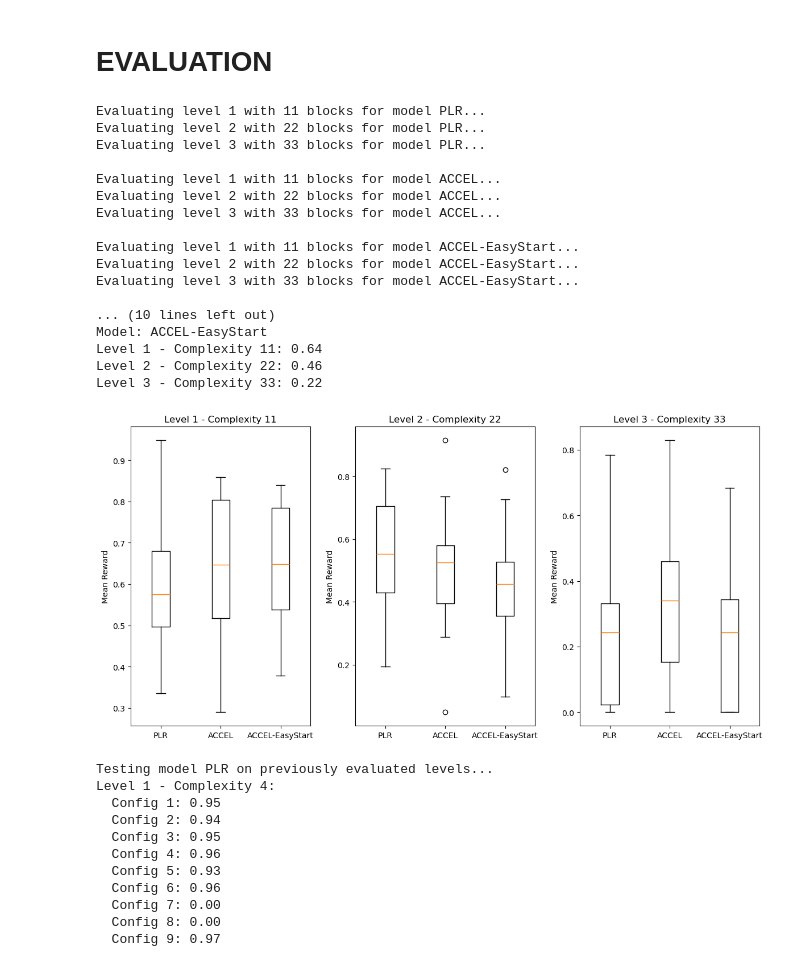
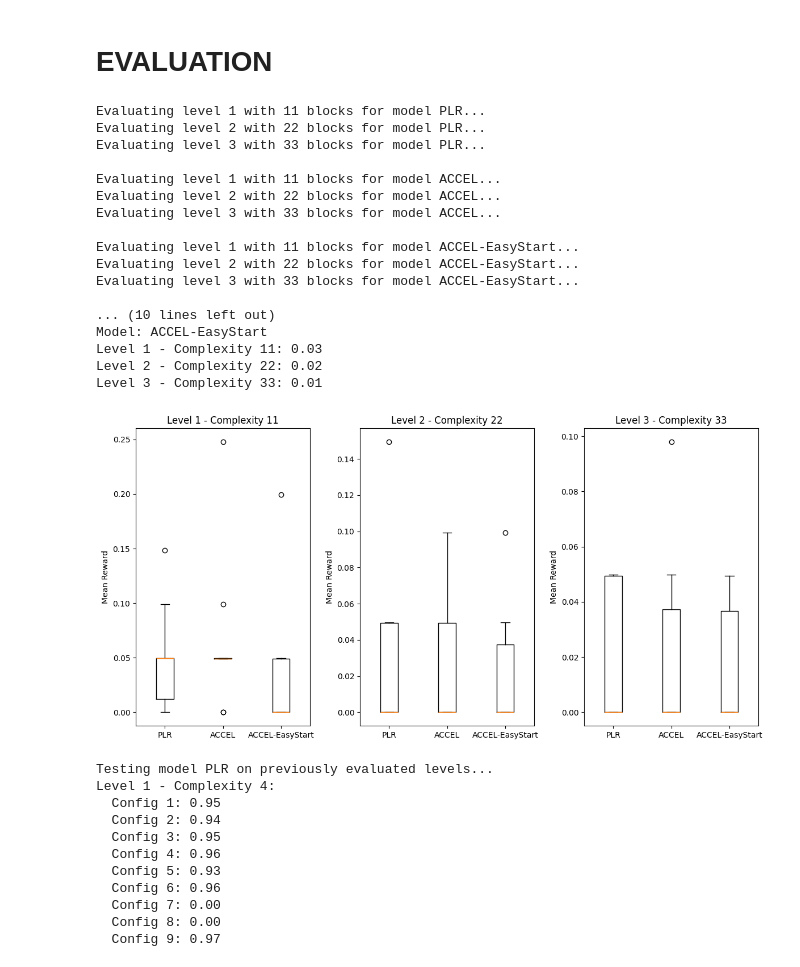
Before and after one commit to noostale/accel-adaptive-rl-env-curricula, a Jupyter notebook: accel.ipynb, the cells around one changed output. Drawn from its saved outputs; the diff is of its cells as text; code cells hidden in the pictures.

```diff
--- a/accel.ipynb
+++ b/accel.ipynb
@@ -497,20 +510,21 @@ Using device: cpu
 # %% [markdown]
 # TRAIN
 # %%
+# use pprun to profile and list by cumulative time
 config = {
         "grid_size": 11,
 
-        "total_iterations": 500,
-        "train_steps": 500,
+        "total_iterations": 100,
+        "train_steps": 1000,
 
-        "replay_prob": 0.7,           # Probability of replaying a level and editing it vs. generating a new one
-        "level_buffer_size": 128,     # Maximum number of levels to store in the buffer
-        "initial_fill_size": 64,      # Number of levels to pre-fill the buffer with
-        "regret_threshold": 0.0,      # Minimum regret threshold to consider a level for the buffer
+        "replay_prob": 0.7,            # Probability of replaying a level and editing it vs. generating a new one
+        "level_buffer_size": 64,       # Maximum number of levels to store in the buffer
+        "initial_fill_size": 4,        # Number of levels to pre-fill the buffer with
+        "regret_threshold": 0.05,      # Minimum regret threshold to consider a level for the buffer
 
-        "n_envs": 4,                  # Number of parallel environments to use for training
+        "n_envs": 4,                   # Number of parallel environments to use for training
 
-        "edit_levels": True,          # Whether to edit levels during training i.e. ACCEL or PLR
+        "edit_levels": True,           # Whether to edit levels during training i.e. ACCEL or PLR
         "easy_start": True,            # Whether to fill the buffer with easy levels first i.e. minimum number of blocks
 
         "parallel_regret": False       # Whether to use parallel GAE-based regret calculation
@@ -583,7 +647,7 @@ for model_name, model in models.items():
         r = []
         for j, cfg in enumerate(level):
             # Create vectorized environment
-            env = create_vectorized_env(cfg, n_envs=8)
+            env = create_vectorized_env(cfg, n_envs=4)
             mean_reward, _ = evaluate_policy(model, env, n_eval_episodes=20, deterministic=True)
             r.append(mean_reward)
         results[model_name].append(r)
@@ -594,37 +658,37 @@ for model_name in models.keys():
     print(f"Model: {model_name}")
     for i, level in enumerate(levels):
         print(f"Level {i + 1} - Complexity {config['grid_size']*(i+1)}: {np.mean(results[model_name][i]):.2f}")
     print()
 
 # Boxplot of results, a plot for each level complexity comparing models
 plt.figure(figsize=(12, 6))
 for i, level in enumerate(levels):
     plt.subplot(1, difficulties, i + 1)
     plt.boxplot([results[model_name][i] for model_name in models.keys()])
     plt.xticks([1, 2, 3], [model_name for model_name in models.keys()])
     plt.title(f"Level {i + 1} - Complexity {config['grid_size']*(i+1)}")
     plt.ylabel("Mean Reward")
 plt.tight_layout()
 plt.show()
 # %% [output]
 Evaluating level 1 with 11 blocks for model PLR...
 Evaluating level 2 with 22 blocks for model PLR...
 Evaluating level 3 with 33 blocks for model PLR...
 
 Evaluating level 1 with 11 blocks for model ACCEL...
 Evaluating level 2 with 22 blocks for model ACCEL...
 Evaluating level 3 with 33 blocks for model ACCEL...
 
 Evaluating level 1 with 11 blocks for model ACCEL-EasyStart...
 Evaluating level 2 with 22 blocks for model ACCEL-EasyStart...
 Evaluating level 3 with 33 blocks for model ACCEL-EasyStart...
 
 ... (10 lines left out)
 Model: ACCEL-EasyStart
-Level 1 - Complexity 11: 0.64
-Level 2 - Complexity 22: 0.46
-Level 3 - Complexity 33: 0.22
+Level 1 - Complexity 11: 0.03
+Level 2 - Complexity 22: 0.02
+Level 3 - Complexity 33: 0.01
-[figure, old version]
+[figure, new version]
 # %%
 def test_model(model, config):
     env = MyCustomGrid(config, render_mode='human')
```
Also changed, not shown: parts of 2 cells of this notebook.
